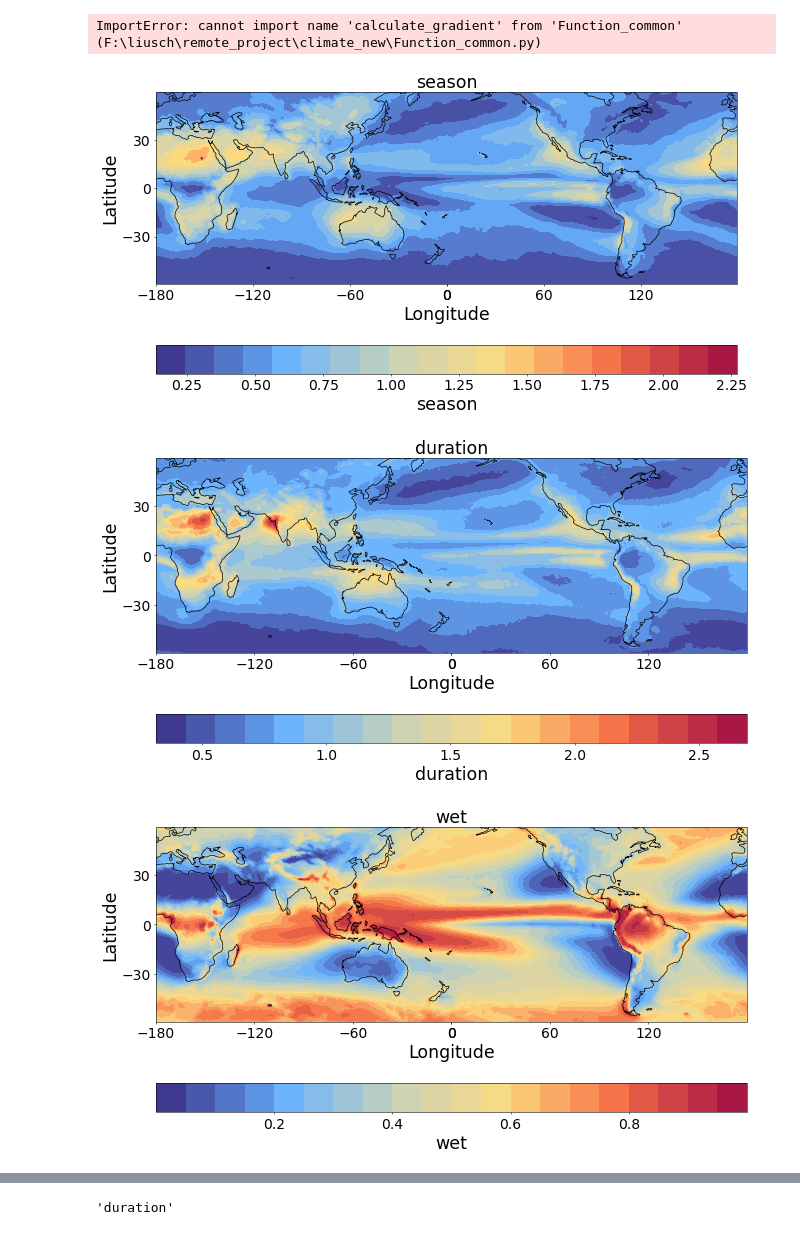
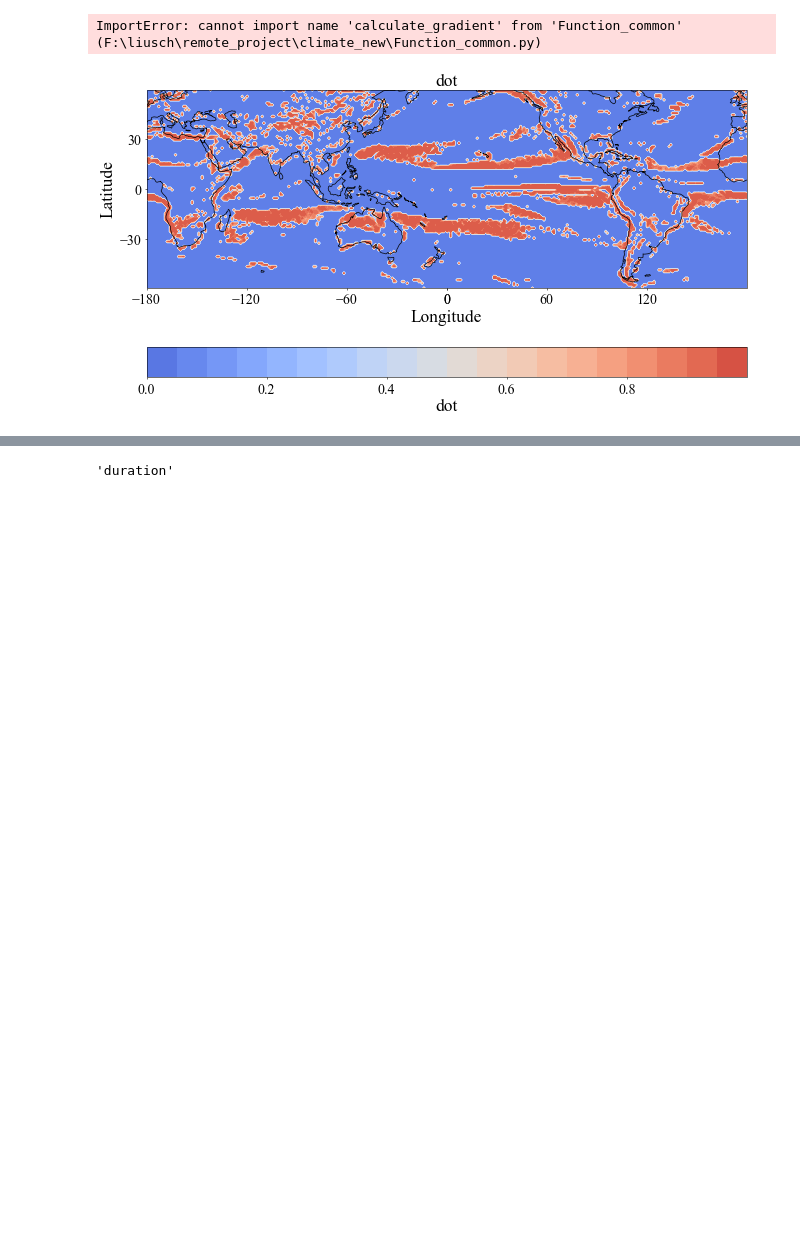
Before and after one commit to mengxinpy/precipitation_research, a Jupyter notebook: Show_flow.ipynb, the cells around one changed output, grey strips where cells are left out. Cells and saved outputs as stored; diff of their text form; code cells hidden in the pictures; blank space fills up the shorter version.

```diff
--- a/Show_flow.ipynb
+++ b/Show_flow.ipynb
@@ -86,22 +86,20 @@ ImportError: cannot import name 'calculate_gradient' from 'Function_common' (F:\
 # %%
 # 然后再次使用 main_month 函数
 from AdaptiveWorkflow_duration import main_process
 from Graphics_Wdp import wdp_era5_geography
 from Function_common import get_da_list
 from Function_common import gradient_direction_comparison
 from Function_common import calculate_gradient
 
 key_list = ['season', 'duration', 'wet']
 da_list = get_da_list(key_list)
-for da in da_list:
-    wdp_era5_geography(da,f'.\\fig\\{da.name}',all_area_num=20)
+# for da in da_list:
+#     wdp_era5_geography(da,f'.\\fig\\{da.name}',all_area_num=20)
 
-dot_array=gradient_direction_comparison(da_list[-1],da_list[-2])
+dot_array=gradient_direction_comparison(da_list[-1],da_list[-2],direction_threshold=0.75,magnitude_percent_threshold=0.01)
 dot_array.name='dot'
 gradient_wetday=calculate_gradient(da_list[-2])
-wdp_era5_geography(dot_array,f'.\\fig\\dot',all_area_num=20,gradient_data=gradient_wetday,cmap='coolwarm')
+# wdp_era5_geography(dot_array,f'.\\fig\\dot',all_area_num=20,gradient_data=gradient_wetday,cmap='coolwarm')
 wdp_era5_geography(dot_array,f'.\\fig\\dot',all_area_num=20,cmap='coolwarm')
 # %% [output]
-[figure, old version]
+[figure, new version]
-[figure, removed]
-[figure, removed]
```
Also changed, not shown: parts of 4 cells of this notebook, 8 other files.
